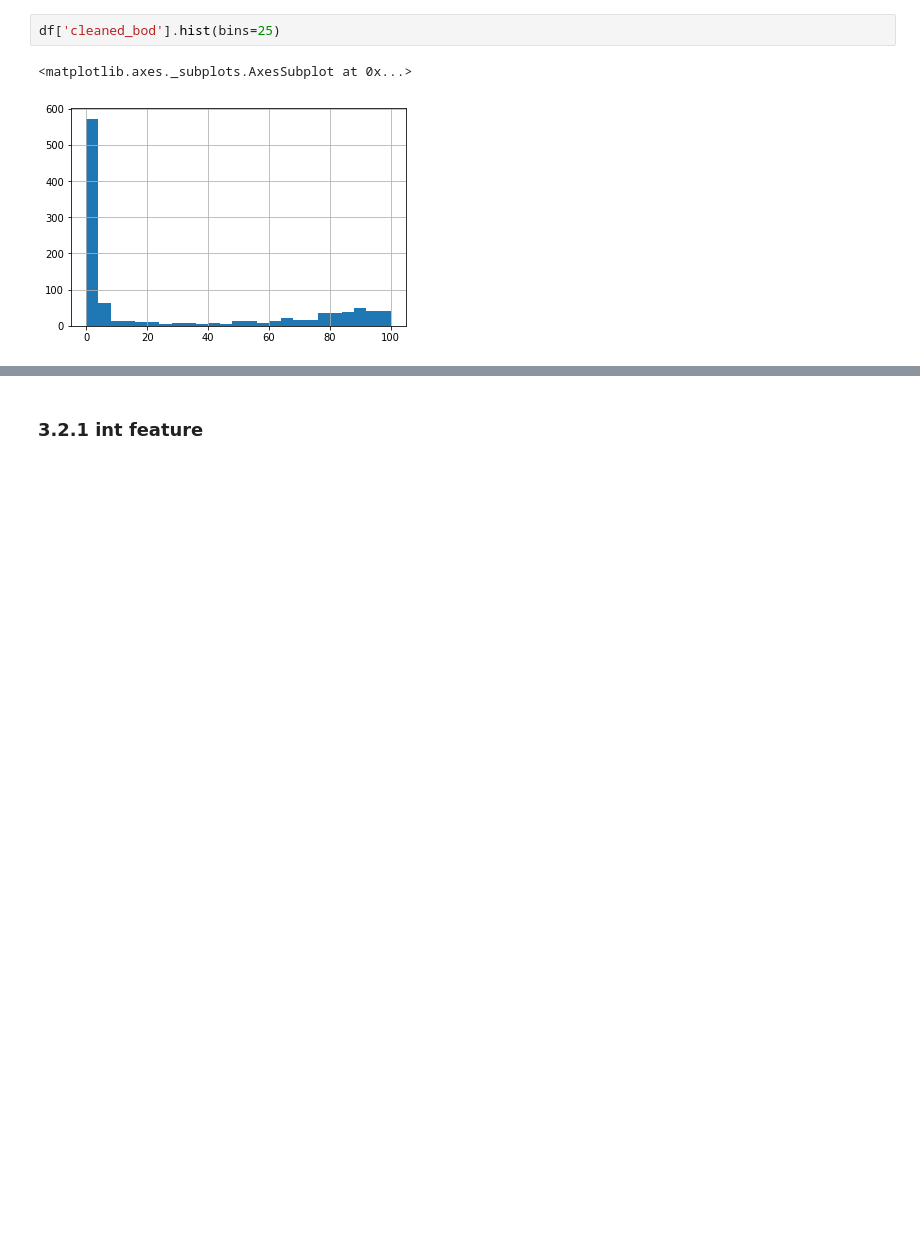
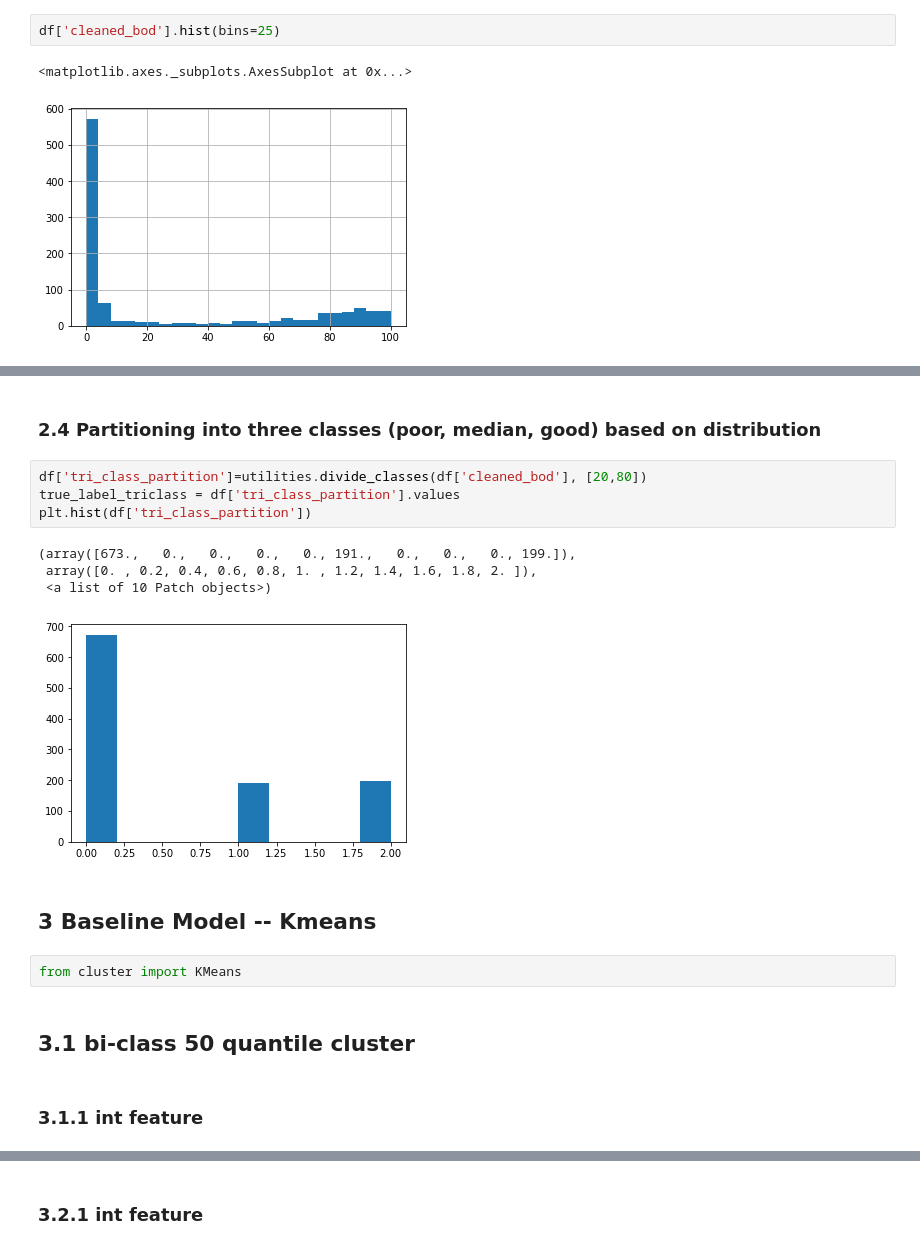
Before and after one commit to chembed/DeepChEmbed, a Jupyter notebook: deepchembed/notebook_scripts/bod_cluster_quantile.ipynb, the cells around one changed output, grey strips where cells are left out. Cells and saved outputs as stored; diff of their text form; blank space fills up the shorter version.

```diff
--- a/deepchembed/notebook_scripts/bod_cluster_quantile.ipynb
+++ b/deepchembed/notebook_scripts/bod_cluster_quantile.ipynb
@@ -123,0 +81,19 @@ def true_label_metrics(true_label, assigned_label):
+# %% [markdown]
+### 2.4 Partitioning into three classes (poor, median, good) based on distribution
+# %%
+df['tri_class_partition']=utilities.divide_classes(df['cleaned_bod'], [20,80])
+true_label_triclass = df['tri_class_partition'].values
+plt.hist(df['tri_class_partition'])
+# %% [output]
+(array([673.,   0.,   0.,   0.,   0., 191.,   0.,   0.,   0., 199.]),
+ array([0. , 0.2, 0.4, 0.6, 0.8, 1. , 1.2, 1.4, 1.6, 1.8, 2. ]),
+ <a list of 10 Patch objects>)
+[figure, added]
+# %% [markdown]
+## 3 Baseline Model -- Kmeans
+# %%
+from cluster import KMeans
+# %% [markdown]
+## 3.1 bi-class 50 quantile cluster
+# %% [markdown]
+### 3.1.1 int feature
```
Also changed, not shown: parts of 77 cells of this notebook, 4 other files.
